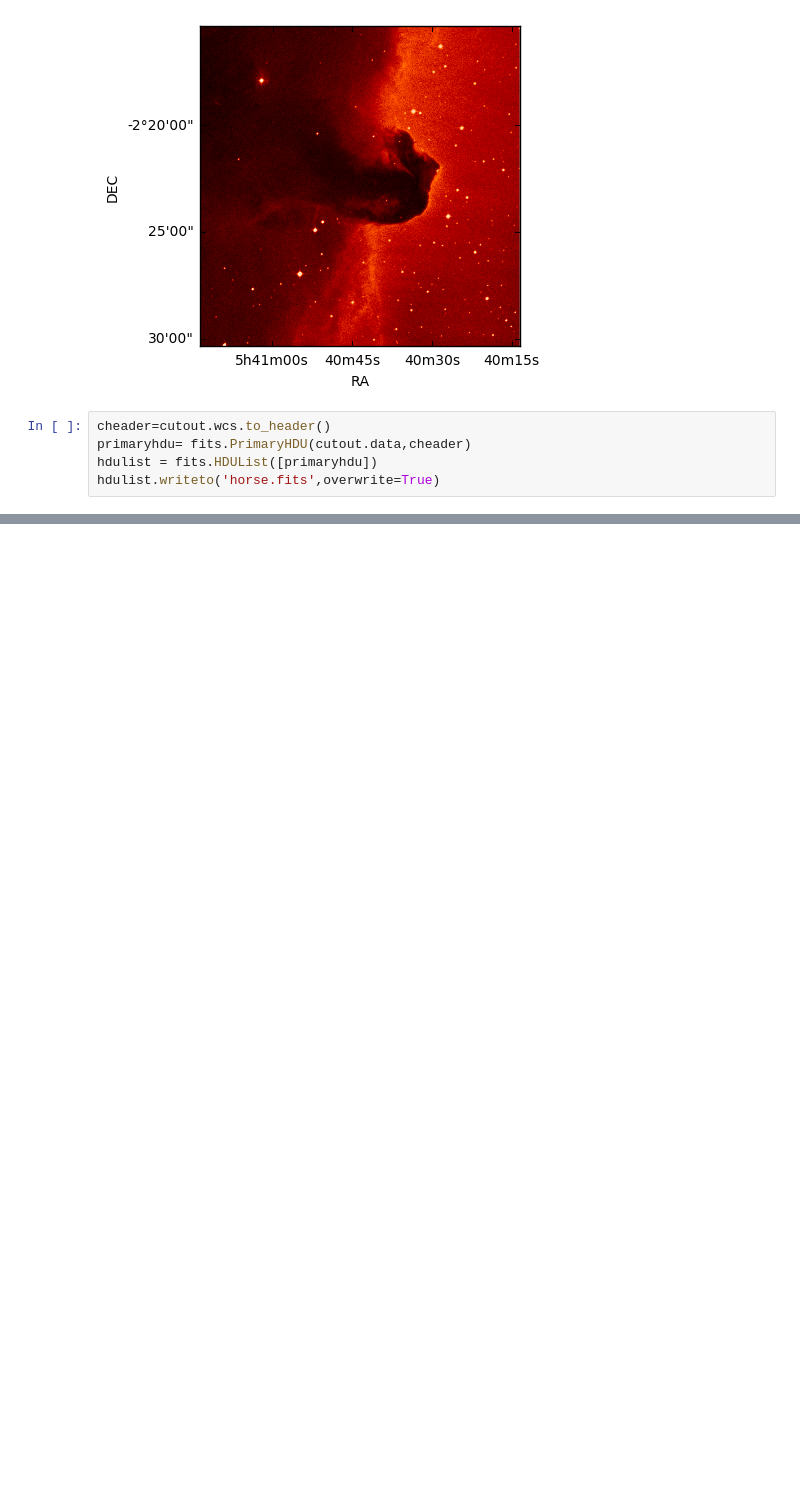
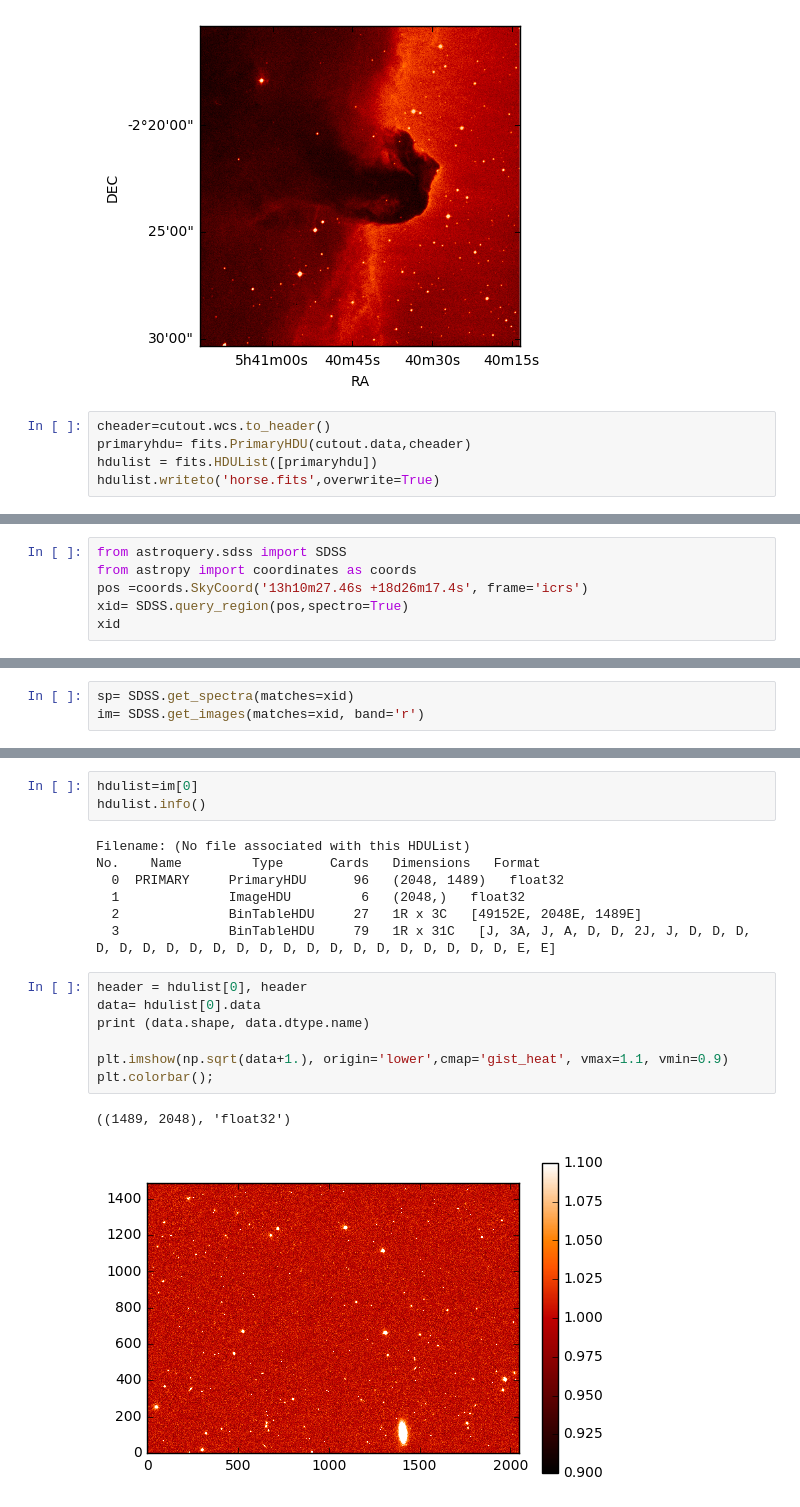
Before and after one commit to aguzmanmesa/Programming, a Jupyter notebook: Python4.ipynb, the cells around one changed output, grey strips where cells are left out. Saved outputs shown, nothing was run; the diff lists cells and outputs as text; blank space fills up the shorter version.

```diff
--- a/Python4.ipynb
+++ b/Python4.ipynb
@@ -136,0 +256,6 @@ hdulist.writeto('horse.fits',overwrite=True)
+# %%
+from astroquery.sdss import SDSS
+from astropy import coordinates as coords
+pos =coords.SkyCoord('13h10m27.46s +18d26m17.4s', frame='icrs')
+xid= SDSS.query_region(pos,spectro=True)
+xid
@@ -136,0 +267,3 @@ hdulist.writeto('horse.fits',overwrite=True)
+# %%
+sp= SDSS.get_spectra(matches=xid)
+im= SDSS.get_images(matches=xid, band='r')
@@ -136,0 +283,20 @@ hdulist.writeto('horse.fits',overwrite=True)
+# %%
+hdulist=im[0]
+hdulist.info()
+# %% [output]
+Filename: (No file associated with this HDUList)
+No.    Name         Type      Cards   Dimensions   Format
+  0  PRIMARY     PrimaryHDU      96   (2048, 1489)   float32
+  1              ImageHDU         6   (2048,)   float32
+  2              BinTableHDU     27   1R x 3C   [49152E, 2048E, 1489E]
+  3              BinTableHDU     79   1R x 31C   [J, 3A, J, A, D, D, 2J, J, D, D, D, D, D, D, D, D, D, D, D, D, D, D, D, D, D, D, D, D, D, E, E]
+# %%
+header = hdulist[0], header
+data= hdulist[0].data
+print (data.shape, data.dtype.name)
+
+plt.imshow(np.sqrt(data+1.), origin='lower',cmap='gist_heat', vmax=1.1, vmin=0.9)
+plt.colorbar();
+# %% [output]
+((1489, 2048), 'float32')
+[figure, added]
```
Also changed, not shown: parts of 20 cells of this notebook.
